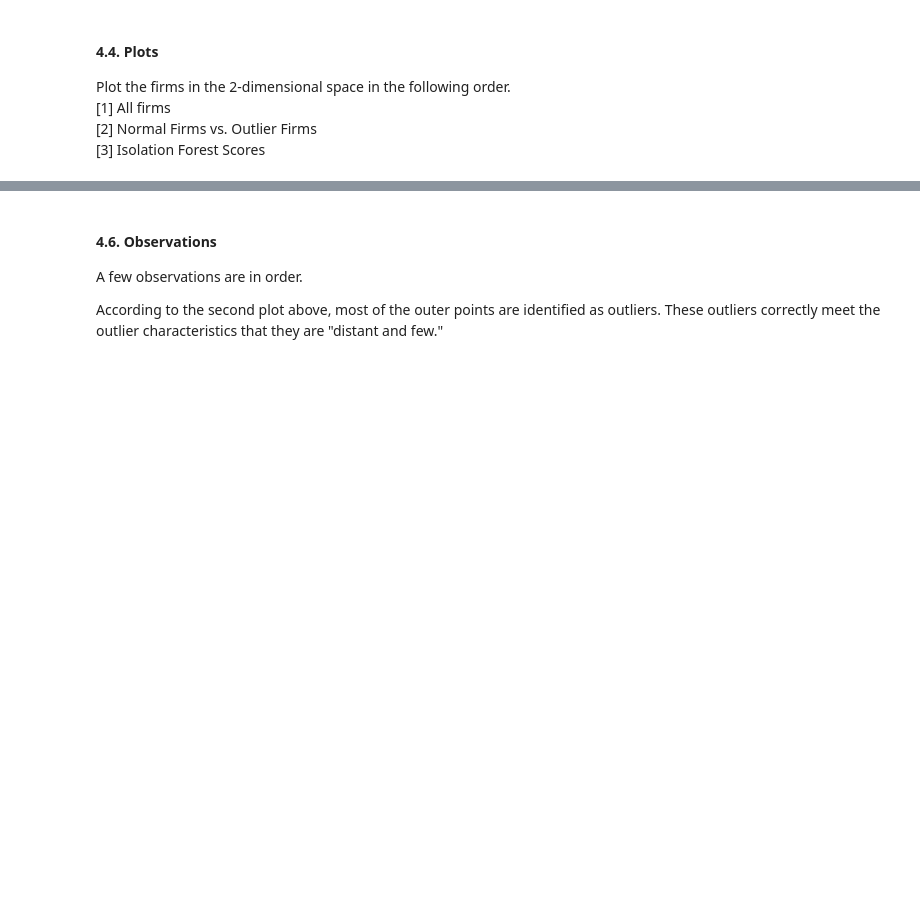
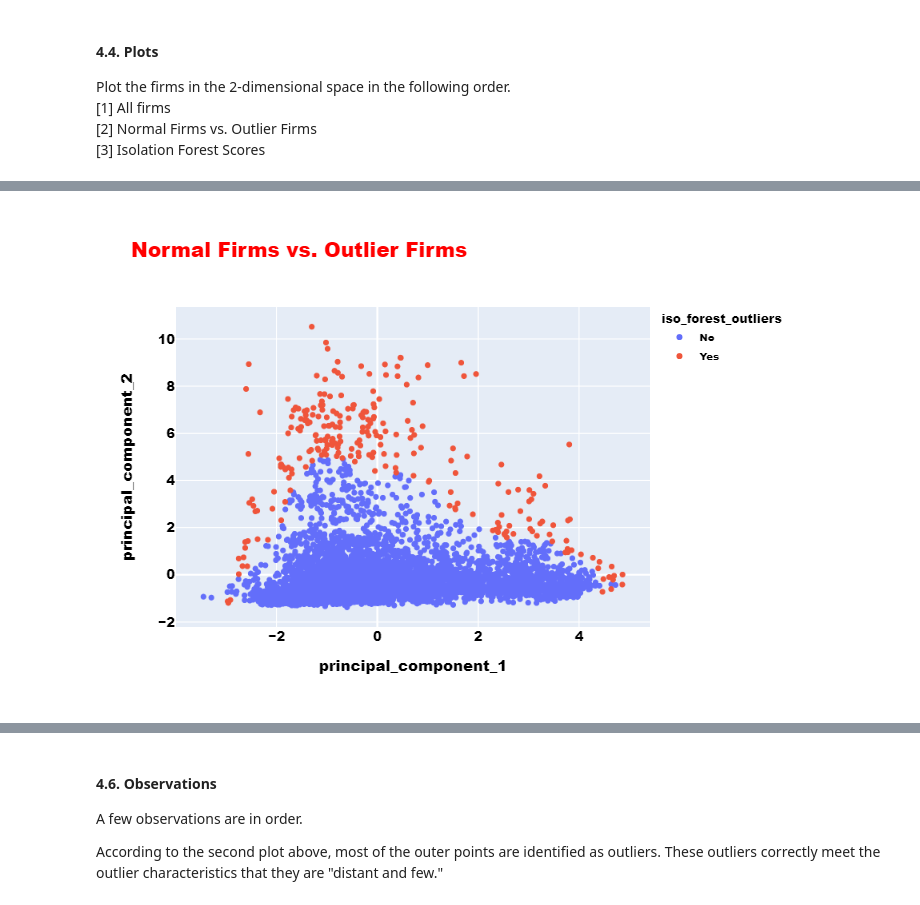
Before and after one commit to youngdataspace/Detect-Outliers-Using-Isolation-Forest, a Jupyter notebook: detect_outliers.ipynb, the cells around one changed output, grey strips where cells are left out. Cells and saved outputs as stored; diff of their text form; code cells hidden in the pictures; blank space fills up the shorter version.

```diff
--- a/detect_outliers.ipynb
+++ b/detect_outliers.ipynb
@@ -298,4 +298,4 @@ plot_firms(pca_df, "All Firms").show()
 # %%
 # [2] Normal Firms vs. Outlier Firms
-plot_firms(dataframe=pca_df, title="Normal Firms vs. Outlier Firms", color='iso_forest_outliers').show()
+plot_firms(dataframe=pca_df, title="Normal Firms vs. Outlier Firms", color='iso_forest_outliers').show("png")
 # %% [output]
@@ -303,2 +302,3 @@ plot_firms(dataframe=pca_df, title="Normal Firms vs. Outlier Firms", color='iso_
+[figure, added]
 # %%
 # [3] Isolation Forest Scores
```
Also changed, not shown: parts of 4 cells of this notebook.
